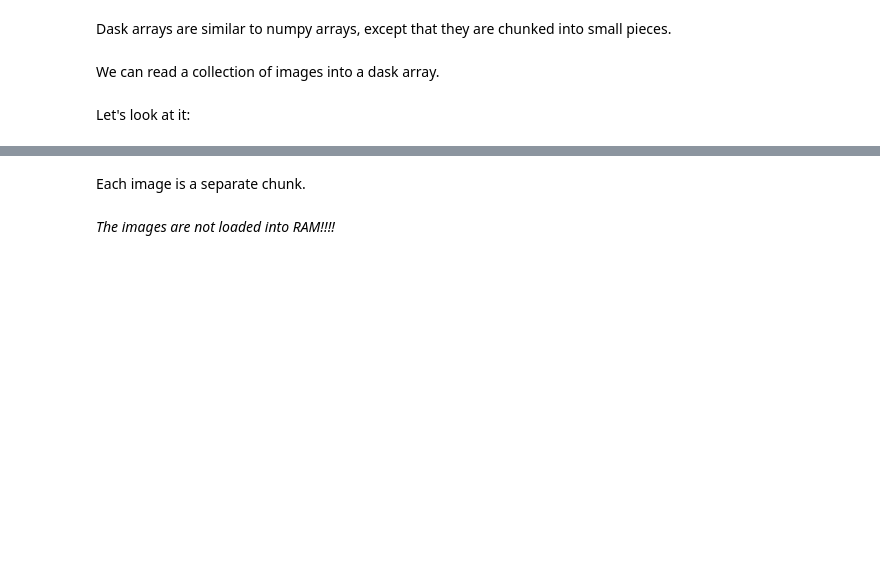
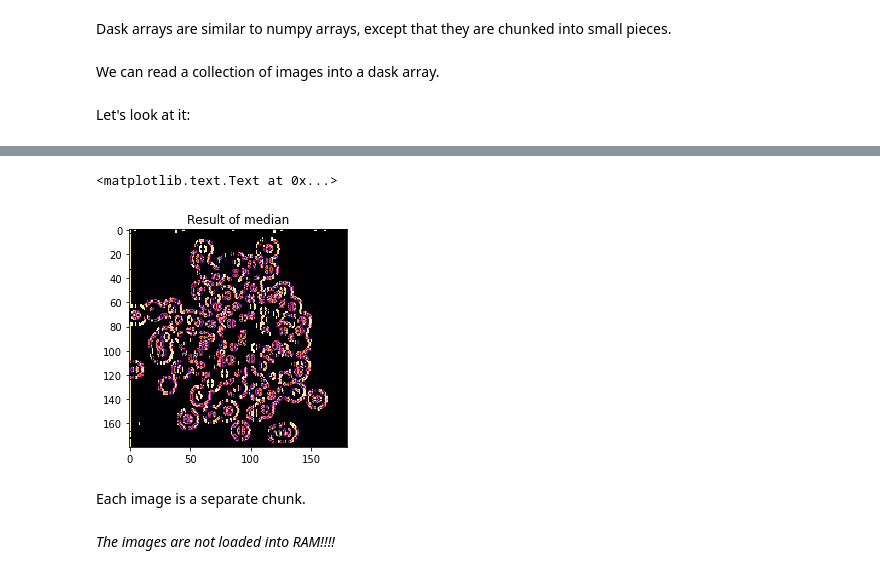
Before and after one commit to valentina-s/Dask_ImageXD_2018, a Jupyter notebook: fiberSegmentation.ipynb, the cells around one changed output, grey strips where cells are left out. Saved outputs shown, nothing was run; the diff lists cells and outputs as text; code cells hidden in the pictures; blank space fills up the shorter version.

Commit message:
edge detection on grayscale :)))

```diff
--- a/fiberSegmentation.ipynb
+++ b/fiberSegmentation.ipynb
@@ -62,3 +62,11 @@ plt.title('Result of median')
+# %%
+fiber_edges = dandf.sobel(fiber_median, axis=2)
+# %%
+plt.imshow(fiber_edges.reshape(m,n),cmap='magma')
+plt.title('Result of median')
+# %% [output]
+<matplotlib.text.Text at 0x...>
+[figure, added]
 # %%
 # saving the dimensions
 T, m, n, d = fiber_images.shape
```
Also changed, not shown: parts of 3 cells of this notebook.
